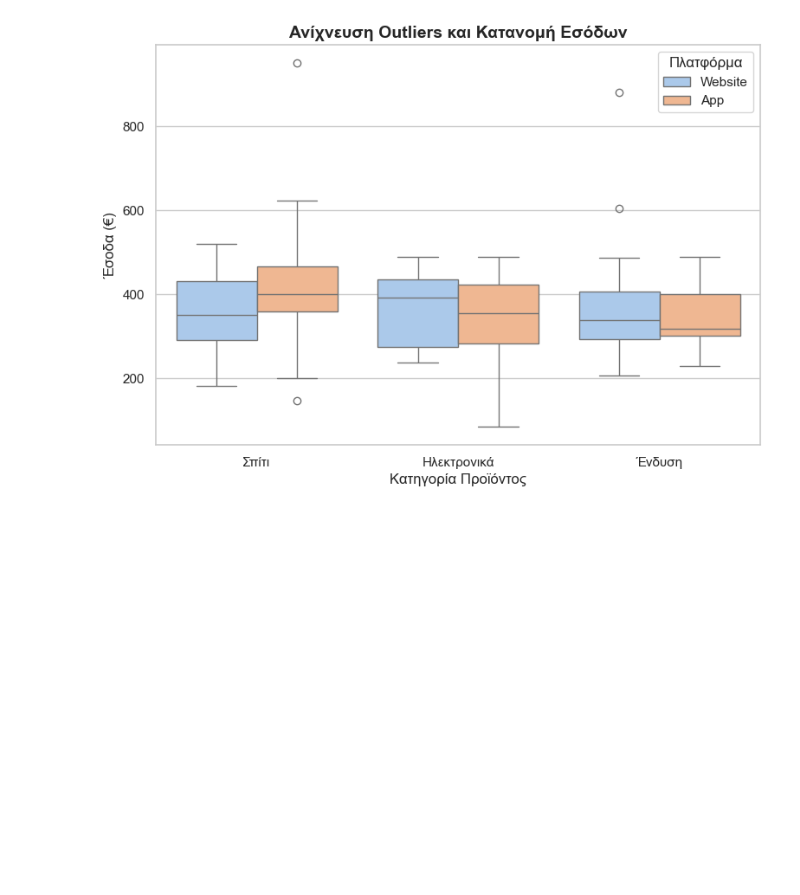
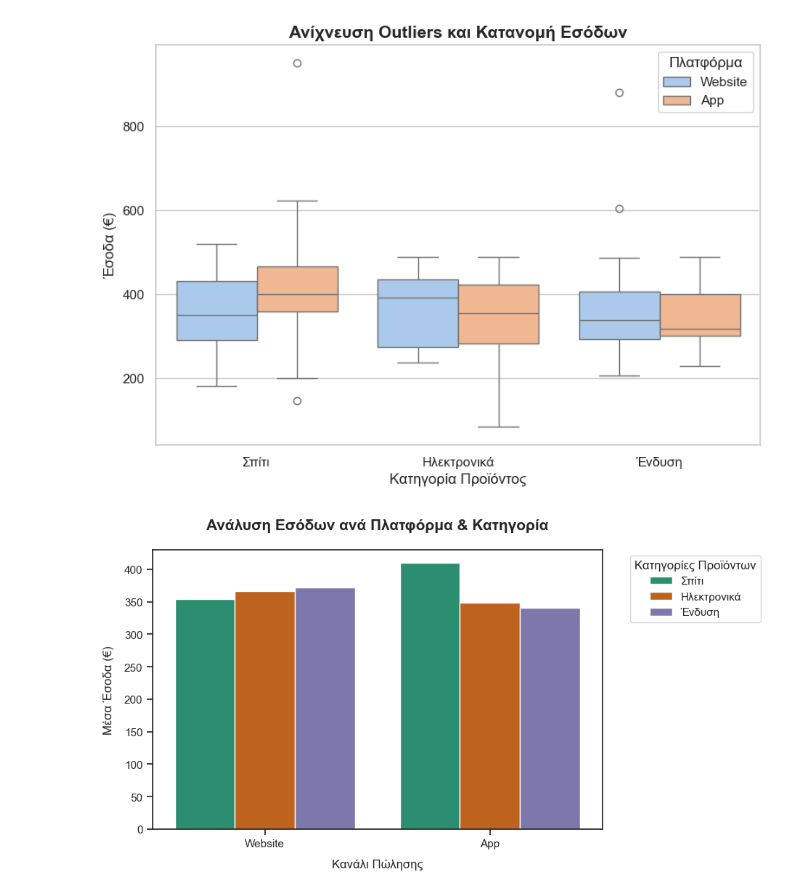
Before and after one commit to dimosm93/AI_Bootcamp, a Jupyter notebook: datavisualization.ipynb, the cells around one changed output. Cells and saved outputs as stored; diff of their text form; code cells hidden in the pictures; blank space fills up the shorter version.

Commit message:
Save Week 4 final files and dashboard image

```diff
--- a/datavisualization.ipynb
+++ b/datavisualization.ipynb
@@ -155,3 +155,36 @@ plt.ylabel("Έσοδα (€)")
 plt.show()
 # %% [output]
 [figure]
+# %%
+import matplotlib.pyplot as plt
+import seaborn as sns
+
+# 1. Ορίζουμε το background στυλ και το μέγεθος
+sns.set_theme(style="ticks")
+plt.figure(figsize=(8, 5))
+
+# 2. Φτιάχνουμε ένα Barplot, αλλά αυτή τη φορά θα το "πειράξουμε" πολύ
+ax = sns.barplot(
+    data=df_sales,
+    x="Πλατφόρμα",
+    y="Έσοδα (€)",
+    hue="Κατηγορία",
+    palette="Dark2",  # Επιλέγουμε μια πιο έντονη, επαγγελματική παλέτα χρωμάτων
+    errorbar=None     # Αφαιρούμε τις μαύρες γραμμές για πιο clean look
+)
+
+# 3. CUSTOMIZATION: Τίτλος και Labels με δικά μας fonts
+plt.title("Ανάλυση Εσόδων ανά Πλατφόρμα & Κατηγορία", fontsize=15, fontweight='bold', pad=20)
+plt.xlabel("Κανάλι Πώλησης", fontsize=12, labelpad=10)
+plt.ylabel("Μέσα Έσοδα (€)", fontsize=12, labelpad=10)
+
+# 4. LEGEND: Μετακινούμε το υπόμνημα έξω από το γράφημα για να μην κρύβει τις μπάρες
+plt.legend(title="Κατηγορίες Προϊόντων", bbox_to_anchor=(1.05, 1), loc='upper left', frameon=True)
+
+# 5. SAVE: Αποθηκεύουμε το γράφημα σε υψηλή ανάλυση (PNG)
+plt.savefig("platform_revenues_report.png", dpi=300, bbox_inches='tight')
+
+# 6. Εμφάνιση
+plt.show()
+# %% [output]
+[figure, added]
```
Also changed, not shown: 5 other files.
